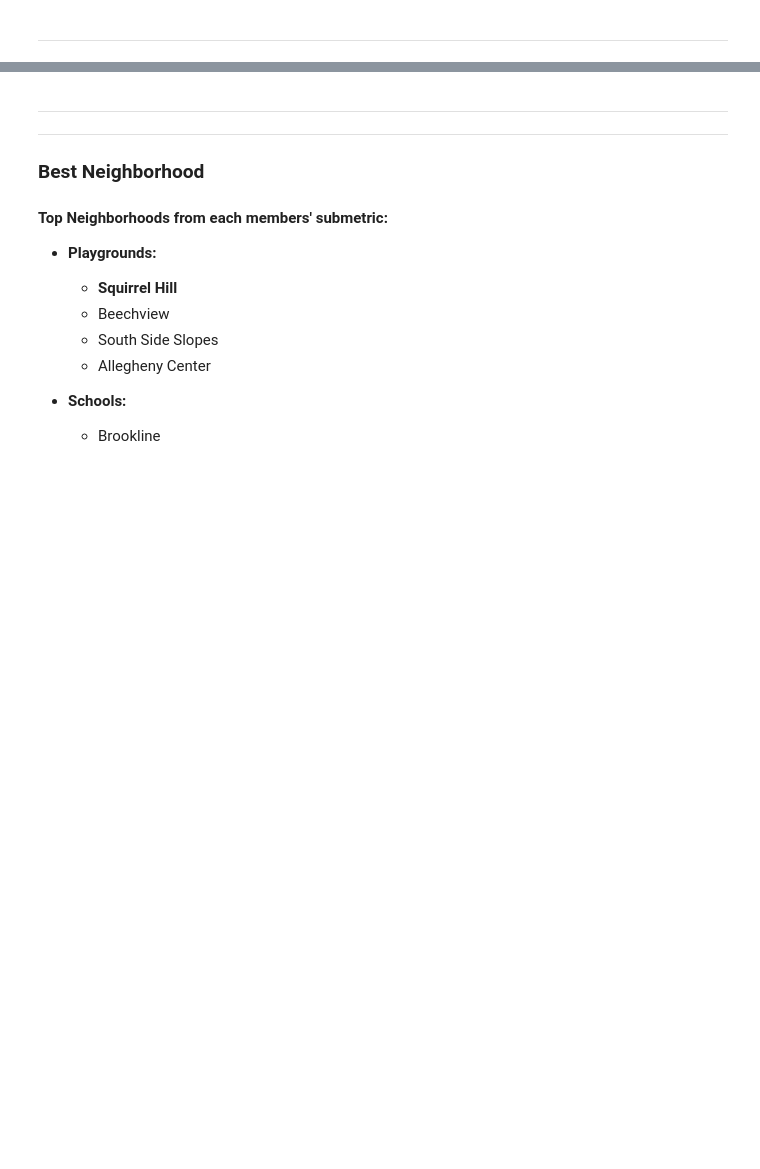
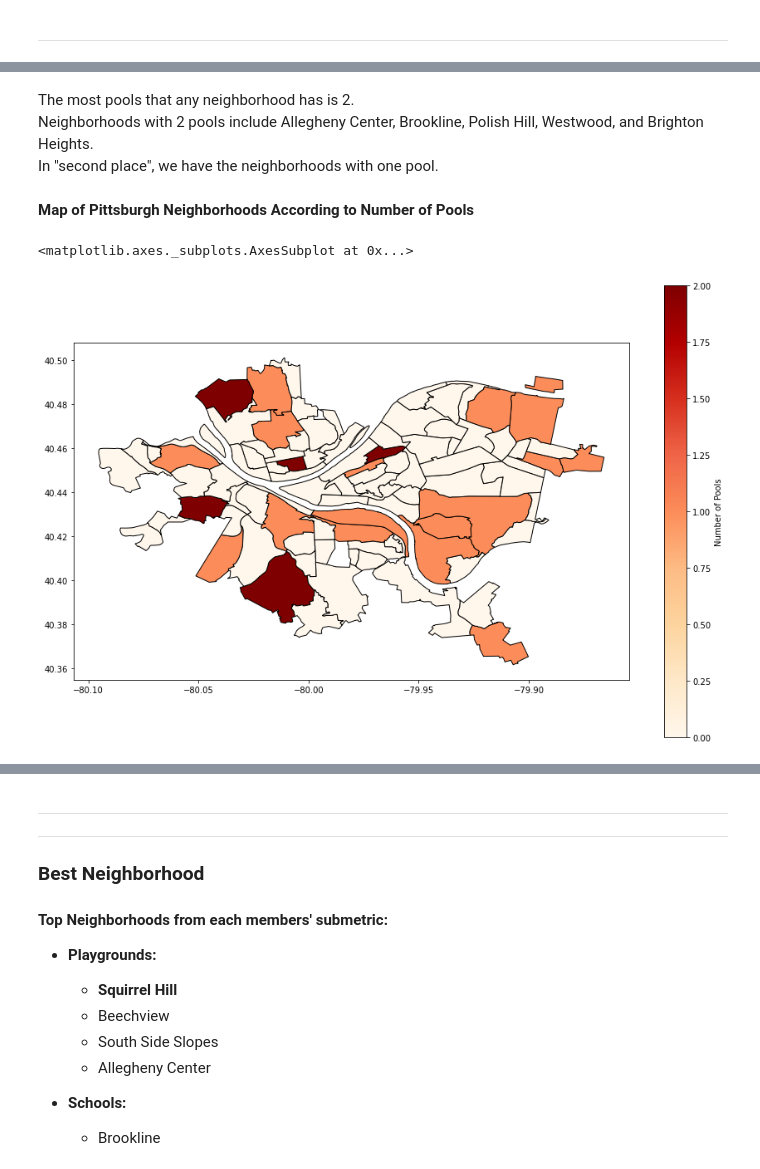
Before and after one commit to daz64/CMPINF0010BestNeighborhood, a Jupyter notebook: Final Group Notebook.ipynb, the cells around one changed output, grey strips where cells are left out. Cells and saved outputs as stored; diff of their text form; code cells hidden in the pictures; blank space fills up the shorter version.

```diff
--- a/Final Group Notebook.ipynb
+++ b/Final Group Notebook.ipynb
@@ -149,0 +185,57 @@ data set being used:
+# %% [markdown]
+The most pools that any neighborhood has is 2.
+Neighborhoods with 2 pools include Allegheny Center, Brookline, Polish Hill, Westwood, and Brighton Heights. <br>
+In "second place", we have the neighborhoods with one pool.
+# %% [markdown]
+**Map of Pittsburgh Neighborhoods According to Number of Pools**
+# %%
+import pandas as pd
+import geopandas
+%matplotlib inline
+
+#load facitilies data file
+data = pd.read_csv("facilities.csv")
+
+#Create subset of data including pool facilities corresponding to the neighborhood they're located in
+df = pd.DataFrame(data)
+
+subset = df.loc[(df['type'] == 'Pool'),['type','neighborhood']]
+
+
+dictionary = {}
+list = ["Point Breeze North", "Squirrel Hill North", "Garfield", "Bedford Dwellings", "Knoxville", "Homewood South", "Middle Hill", "Oakwood", "North Oakland", "Duquesne Heights", "Glen Hazel", "East Libery", "Westwood", "Morningside", "Lincoln Place", "Perry North", "Northview Heights", "Homewood North", "Arlington Heights", "Lower Lawrenceville", "Larimer", "Lincoln-Lemington-Belmar", "Bluff", "Fairywood", "Brookline"]
+for index, row in df.iterrows():
+    if row['type'] == 'Pool':
+        if row['neighborhood'] in dictionary:
+            dictionary[row['neighborhood']] += 1
+        else:
+            dictionary[row['neighborhood']] = 1
+
+
+for item in list:
+    if item not in dictionary:
+        dictionary[item] = 0
+
+
+df2 = pd.DataFrame()
+df2['Neighborhood'] = dictionary.keys()
+df2['Pool Count'] = dictionary.values()
+df2.head()
+
+import geopandas
+shape_file = geopandas.read_file("Neighborhoods_.shp")
+
+map = shape_file.merge(df2, how='left', left_on='hood', right_on='Neighborhood')
+map[['hood','Pool Count','geometry']].head()\
+
+map.plot(column='Pool Count', # set the data to be used for coloring
+               cmap='OrRd',              # choose a color palette
+               edgecolor="black",        # outline the districts in white
+               legend=True,              # show the legend
+               legend_kwds={'label': "Number of Pools"}, # label the legend
+               figsize=(15, 10),         # set the size
+               missing_kwds={"color": "#fff7ec"} # set disctricts with no data to gray
+               )
+# %% [output]
+<matplotlib.axes._subplots.AxesSubplot at 0x...>
+[figure, added]
```
Also changed, not shown: parts of 5 cells of this notebook.
